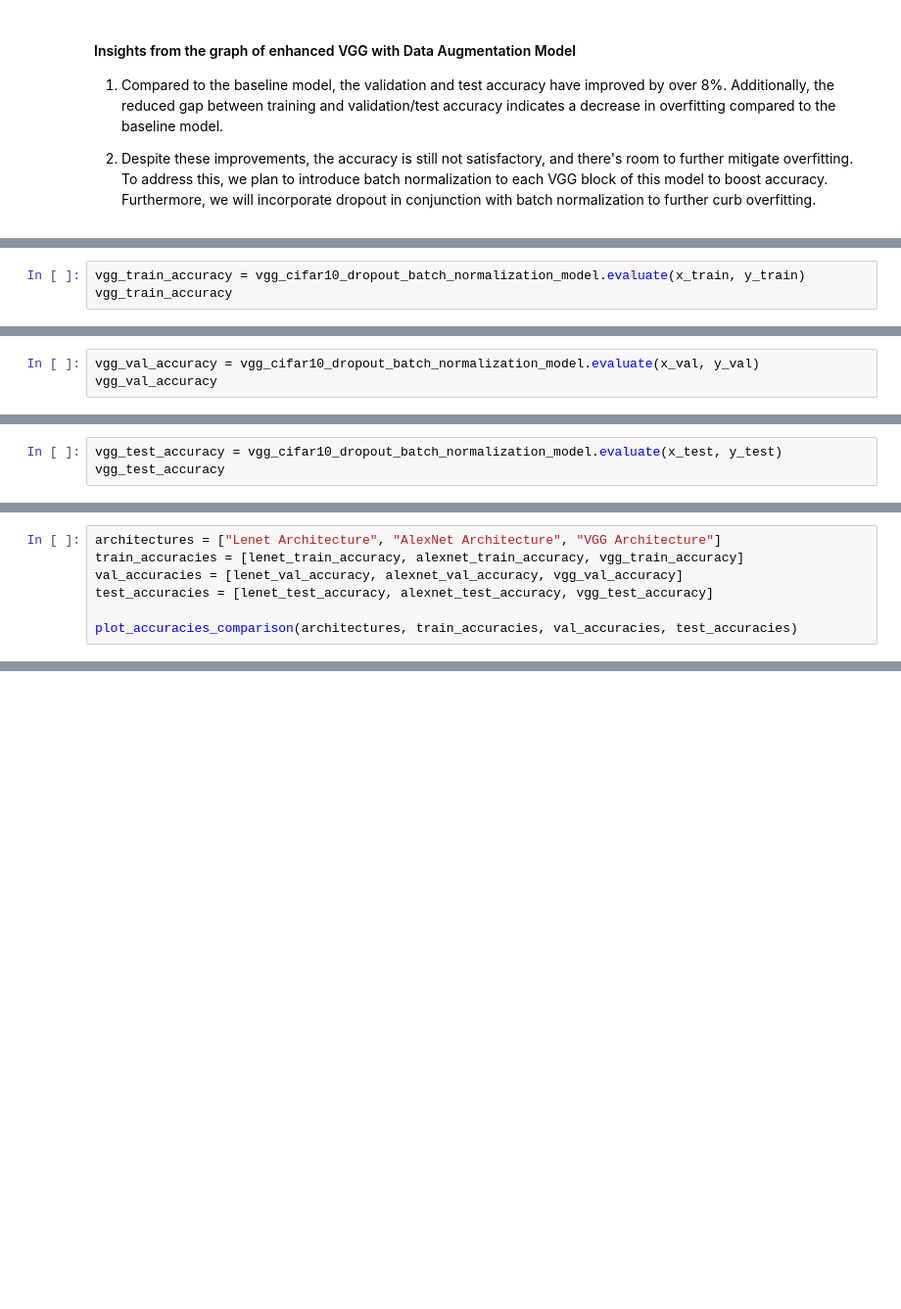
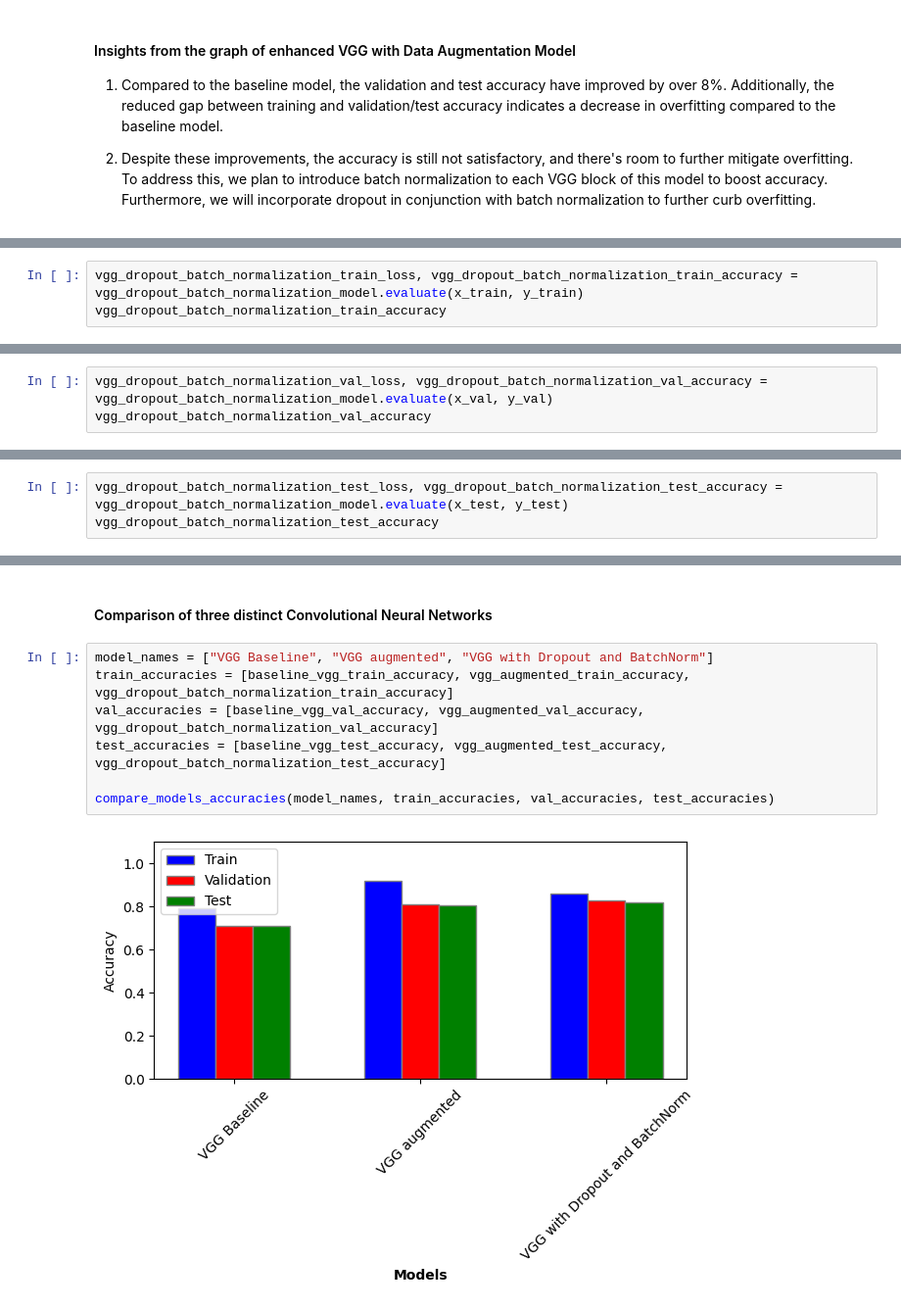
Before and after one commit to Harish-Thota1/Deep_Learning_Assignment, a Jupyter notebook: CNN_Assignment2_Updated.ipynb, the cells around one changed output, grey strips where cells are left out. Shown: that part at 98% size. Saved outputs shown, nothing was run; the diff lists cells and outputs as text; blank space fills up the shorter version.

```diff
--- a/CNN_Assignment2_Updated.ipynb
+++ b/CNN_Assignment2_Updated.ipynb
@@ -599,4 +577,4 @@ summarize_diagnostics(vgg_history)
 # %%
-vgg_train_accuracy = vgg_cifar10_dropout_batch_normalization_model.evaluate(x_train, y_train)
-vgg_train_accuracy
+vgg_dropout_batch_normalization_train_loss, vgg_dropout_batch_normalization_train_accuracy = vgg_dropout_batch_normalization_model.evaluate(x_train, y_train)
+vgg_dropout_batch_normalization_train_accuracy
 # %% [output]
@@ -605,4 +583,4 @@ vgg_train_accuracy
 # %%
-vgg_val_accuracy = vgg_cifar10_dropout_batch_normalization_model.evaluate(x_val, y_val)
-vgg_val_accuracy
+vgg_dropout_batch_normalization_val_loss, vgg_dropout_batch_normalization_val_accuracy = vgg_dropout_batch_normalization_model.evaluate(x_val, y_val)
+vgg_dropout_batch_normalization_val_accuracy
 # %% [output]
@@ -611,4 +589,4 @@ vgg_val_accuracy
 # %%
-vgg_test_accuracy = vgg_cifar10_dropout_batch_normalization_model.evaluate(x_test, y_test)
-vgg_test_accuracy
+vgg_dropout_batch_normalization_test_loss, vgg_dropout_batch_normalization_test_accuracy = vgg_dropout_batch_normalization_model.evaluate(x_test, y_test)
+vgg_dropout_batch_normalization_test_accuracy
 # %% [output]
@@ -698,7 +594,0 @@ def plot_accuracies_comparison(architectures, train_accuracies, val_accuracies,
-# %%
-architectures = ["Lenet Architecture", "AlexNet Architecture", "VGG Architecture"]
-train_accuracies = [lenet_train_accuracy, alexnet_train_accuracy, vgg_train_accuracy]
-val_accuracies = [lenet_val_accuracy, alexnet_val_accuracy, vgg_val_accuracy]
-test_accuracies = [lenet_test_accuracy, alexnet_test_accuracy, vgg_test_accuracy]
-
-plot_accuracies_comparison(architectures, train_accuracies, val_accuracies, test_accuracies)
@@ -704,0 +636,11 @@ plot_accuracies_comparison(architectures, train_accuracies, val_accuracies, test
+# %% [markdown]
+#### Comparison of three distinct Convolutional Neural Networks
+# %%
+model_names = ["VGG Baseline", "VGG augmented", "VGG with Dropout and BatchNorm"]
+train_accuracies = [baseline_vgg_train_accuracy, vgg_augmented_train_accuracy, vgg_dropout_batch_normalization_train_accuracy]
+val_accuracies = [baseline_vgg_val_accuracy, vgg_augmented_val_accuracy, vgg_dropout_batch_normalization_val_accuracy]
+test_accuracies = [baseline_vgg_test_accuracy, vgg_augmented_test_accuracy, vgg_dropout_batch_normalization_test_accuracy]
+
+compare_models_accuracies(model_names, train_accuracies, val_accuracies, test_accuracies)
+# %% [output]
+[figure, added]
```
Also changed, not shown: parts of 34 cells of this notebook.
